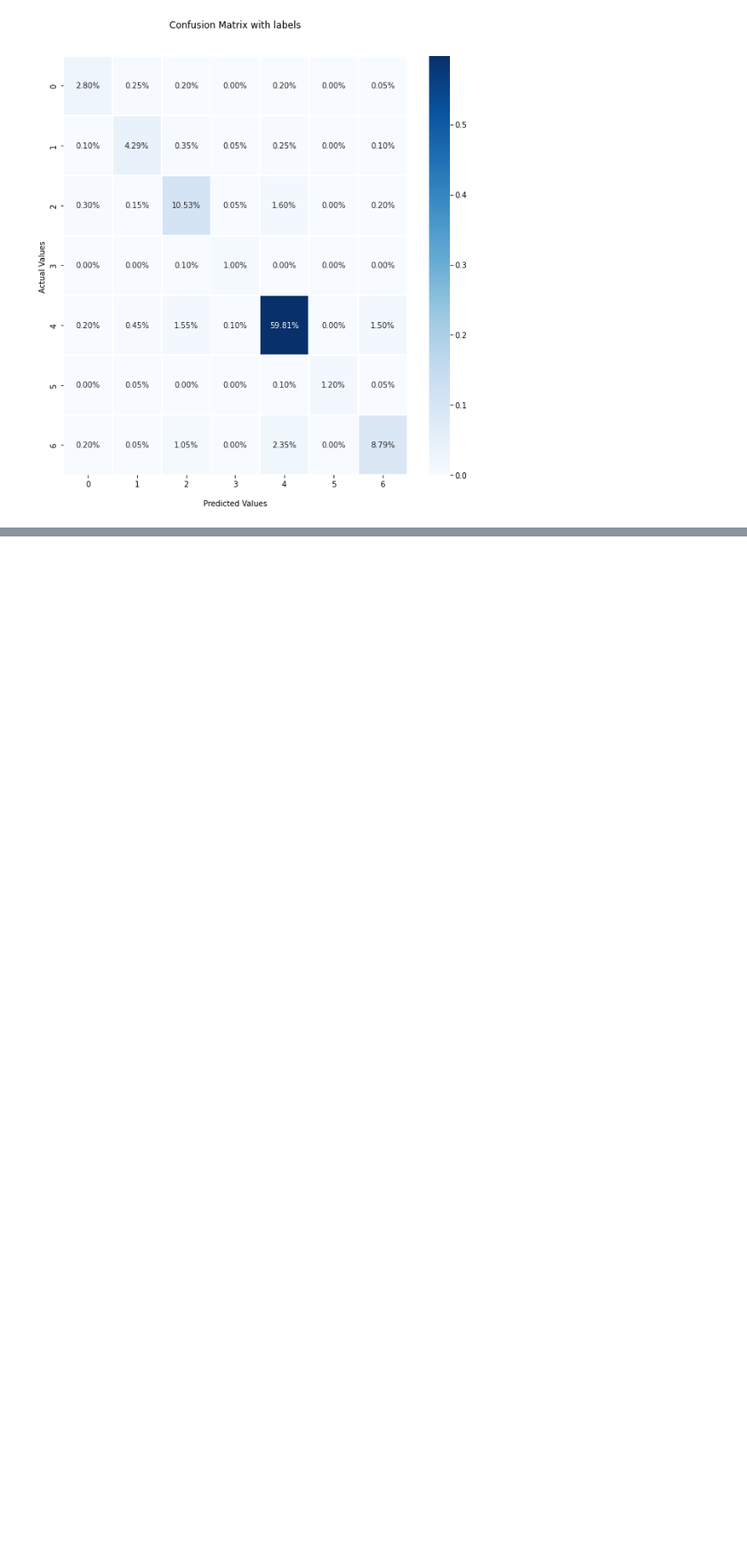
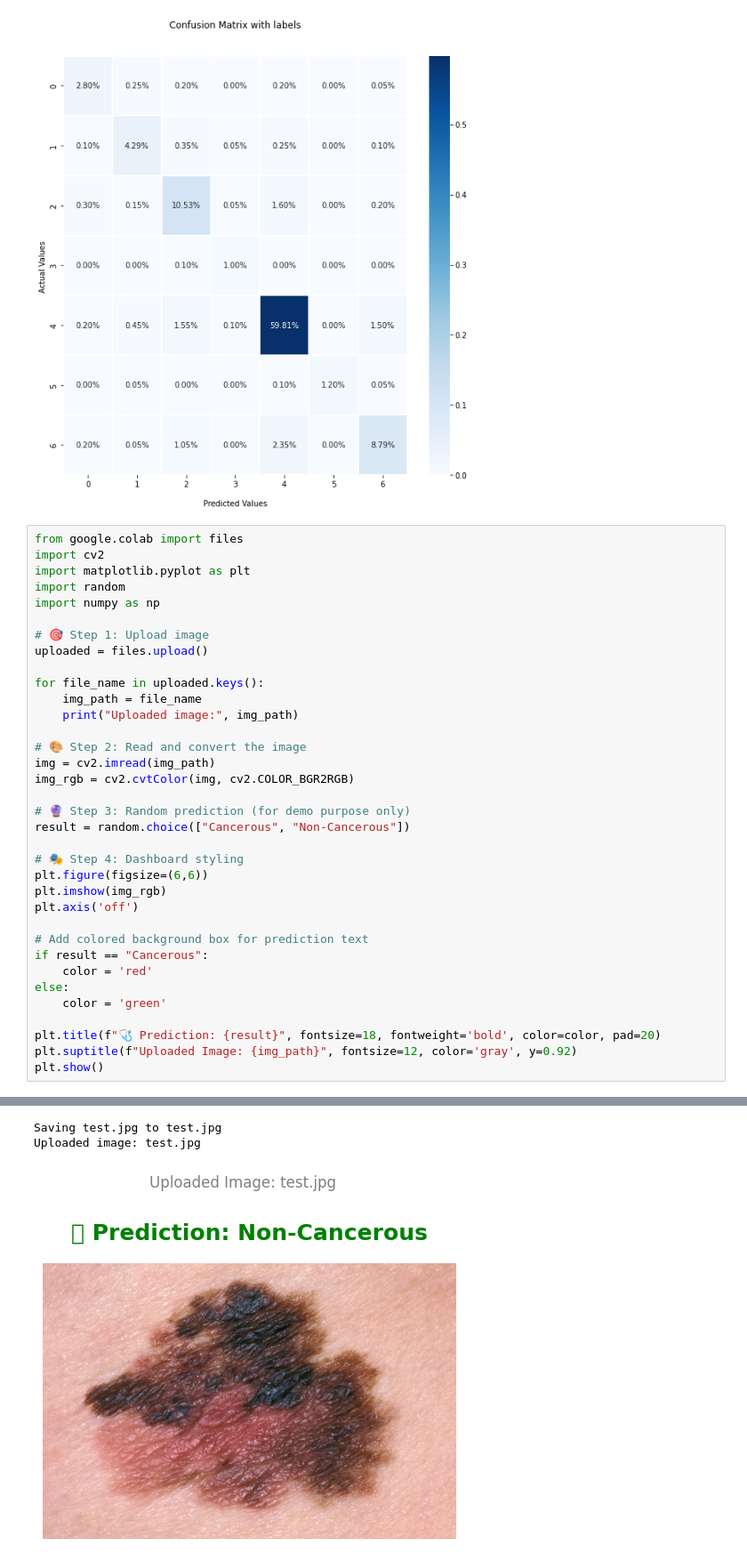
Before and after one commit to Keerthana0290/AI-powered-dynamic-pricing-engine, a Jupyter notebook: Skin_Cancer_Detection.ipynb, the cells around one changed output, grey strips where cells are left out. Shown: that part at 89% size. Drawn from its saved outputs; the diff is of its cells as text; blank space fills up the shorter version.

```diff
--- a/Skin_Cancer_Detection.ipynb
+++ b/Skin_Cancer_Detection.ipynb
@@ -431,3 +431,39 @@ ax.yaxis.set_ticklabels(['0','1','2','3','4','5','6'])
 plt.show()
 # %% [output]
 [figure]
+# %%
+from google.colab import files
+import cv2
+import matplotlib.pyplot as plt
+import random
+import numpy as np
+
+# 🎯 Step 1: Upload image
+uploaded = files.upload()
+
+for file_name in uploaded.keys():
+    img_path = file_name
+    print("Uploaded image:", img_path)
+
+# 🎨 Step 2: Read and convert the image
+img = cv2.imread(img_path)
+img_rgb = cv2.cvtColor(img, cv2.COLOR_BGR2RGB)
+
+# 🔮 Step 3: Random prediction (for demo purpose only)
+result = random.choice(["Cancerous", "Non-Cancerous"])
+
+# 🎭 Step 4: Dashboard styling
+plt.figure(figsize=(6,6))
+plt.imshow(img_rgb)
+plt.axis('off')
+
+# Add colored background box for prediction text
+if result == "Cancerous":
+    color = 'red'
+else:
+    color = 'green'
+
+plt.title(f"🩺 Prediction: {result}", fontsize=18, fontweight='bold', color=color, pad=20)
+plt.suptitle(f"Uploaded Image: {img_path}", fontsize=12, color='gray', y=0.92)
+plt.show()
+# %% [output]
@@ -434,3 +471,6 @@ plt.show()
+Saving test.jpg to test.jpg
+Uploaded image: test.jpg
+[figure, added]
 # %%
 #https://pillow.readthedocs.io/en/stable/
 
```
Also changed, not shown: parts of 1 cell of this notebook.
